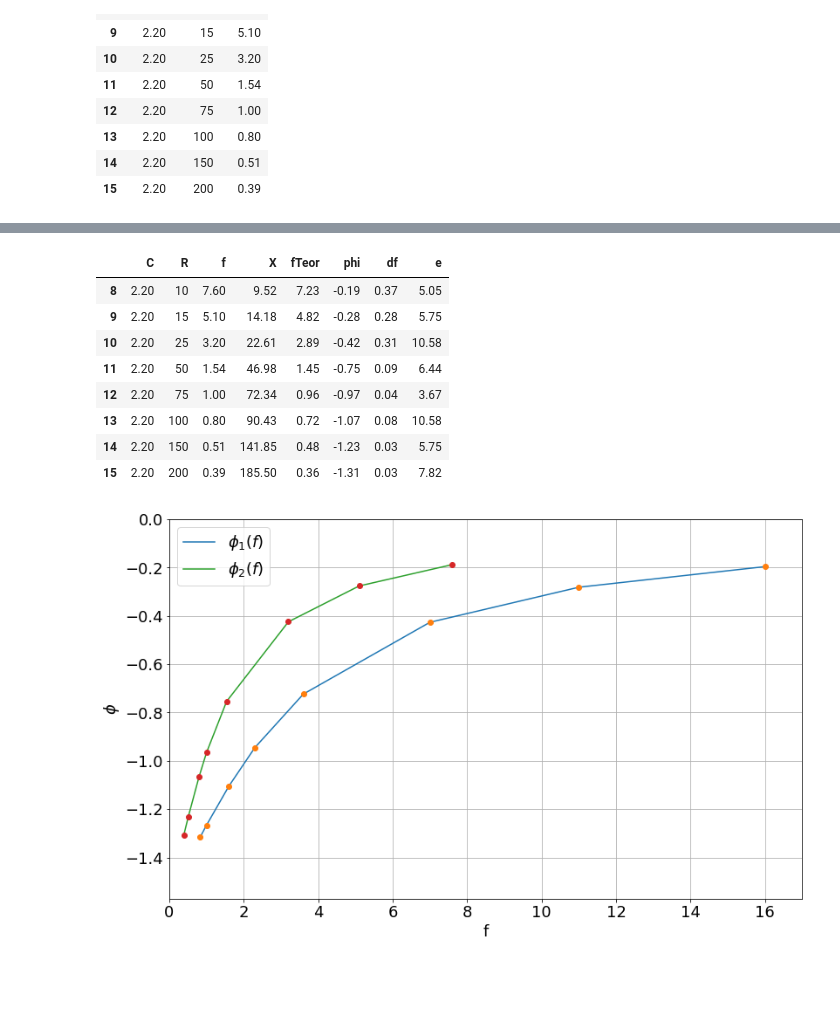
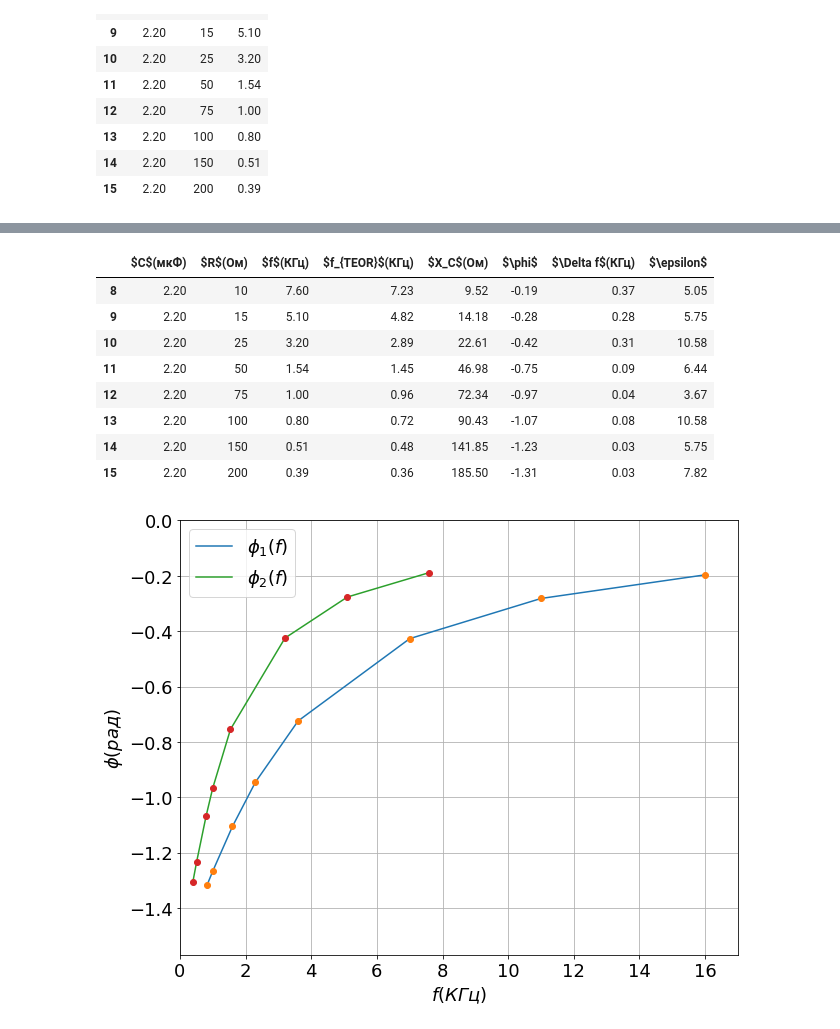
Before and after one commit to ShkalikovOleh/Physics-Labs, a Jupyter notebook: Electricity and magnetism/Lab 6 | RC/Lab 6 | RC.ipynb, the cells around one changed output, grey strips where cells are left out. Cells and saved outputs as stored; diff of their text form; code cells hidden in the pictures; blank space fills up the shorter version.

Commit message:
Add pretty output

```diff
--- a/Electricity and magnetism/Lab 6 | RC/Lab 6 | RC.ipynb
+++ b/Electricity and magnetism/Lab 6 | RC/Lab 6 | RC.ipynb
@@ -79,0 +48,6 @@ dfirst
+# %%
+dfirst = df[df.C == 1]
+temp = df.columns
+pretty_col_names = ["$C$(мкФ)","$R$(Ом)","$f$(КГц)","$f_{TEOR}$(КГц)","$X_C$(Ом)","$\phi$","$\Delta f$(КГц)","$\epsilon$"]
+dfirst.columns = pretty_col_names
+dfirst
@@ -80,33 +64,38 @@ dfirst
+# %%
+dfirst.columns = temp
 # %%
 dsecond = df[df.C == 2.2]
+dsecond.columns = pretty_col_names
 dsecond
 # %% [output]
-|  | C | R | f | X | fTeor | phi | df | e |
-| 8 | 2.20 | 10 | 7.60 | 9.52 | 7.23 | -0.19 | 0.37 | 5.05 |
-| 9 | 2.20 | 15 | 5.10 | 14.18 | 4.82 | -0.28 | 0.28 | 5.75 |
-| 10 | 2.20 | 25 | 3.20 | 22.61 | 2.89 | -0.42 | 0.31 | 10.58 |
-| 11 | 2.20 | 50 | 1.54 | 46.98 | 1.45 | -0.75 | 0.09 | 6.44 |
-| 12 | 2.20 | 75 | 1.00 | 72.34 | 0.96 | -0.97 | 0.04 | 3.67 |
-| 13 | 2.20 | 100 | 0.80 | 90.43 | 0.72 | -1.07 | 0.08 | 10.58 |
-| 14 | 2.20 | 150 | 0.51 | 141.85 | 0.48 | -1.23 | 0.03 | 5.75 |
-| 15 | 2.20 | 200 | 0.39 | 185.50 | 0.36 | -1.31 | 0.03 | 7.82 |
+|  | $C$(мкФ) | $R$(Ом) | $f$(КГц) | $f_{TEOR}$(КГц) | $X_C$(Ом) | $\phi$ | $\Delta f$(КГц) | $\epsilon$ |
+| 8 | 2.20 | 10 | 7.60 | 7.23 | 9.52 | -0.19 | 0.37 | 5.05 |
+| 9 | 2.20 | 15 | 5.10 | 4.82 | 14.18 | -0.28 | 0.28 | 5.75 |
+| 10 | 2.20 | 25 | 3.20 | 2.89 | 22.61 | -0.42 | 0.31 | 10.58 |
+| 11 | 2.20 | 50 | 1.54 | 1.45 | 46.98 | -0.75 | 0.09 | 6.44 |
+| 12 | 2.20 | 75 | 1.00 | 0.96 | 72.34 | -0.97 | 0.04 | 3.67 |
+| 13 | 2.20 | 100 | 0.80 | 0.72 | 90.43 | -1.07 | 0.08 | 10.58 |
+| 14 | 2.20 | 150 | 0.51 | 0.48 | 141.85 | -1.23 | 0.03 | 5.75 |
+| 15 | 2.20 | 200 | 0.39 | 0.36 | 185.50 | -1.31 | 0.03 | 7.82 |
+# %%
+dsecond.columns = temp
 # %%
-plt.figure(figsize = (13,8))
-plt.ylabel(r"$\phi$")
+plt.figure(figsize = (10,8))
+plt.ylabel(r"$\phi(рад)$")
 plt.rc('font', size=18)
-plt.xlabel("f")
+plt.xlabel(r"$f(КГц)$")
 plt.grid();
 
 #plt.axis('scaled')
 plt.xlim(0, np.max(df.f) + 1)
 plt.ylim(-const.pi / 2, 0)
 #plt.yticks([-const.pi/2, -const.pi/3, -const.pi/4,  -const.pi/6, 0],["$\frac{pi}{2}$","$\frac{pi}{3}$","$\frac{pi}{4}$","$\frac{pi}{6}$","0"])
 
 plt.plot(dfirst.f, dfirst.phi, '-', label = r"$\phi_1(f)$")
 plt.plot(dfirst.f, dfirst.phi, 'o')
 plt.plot(dsecond.f, dsecond.phi, '-', label = r"$\phi_2(f)$")
 plt.plot(dsecond.f, dsecond.phi, 'o')
 plt.legend(loc="best");
 # %% [output]
-[figure, old version]
+[figure, new version]
 # %%
```
Also changed, not shown: parts of 5 cells of this notebook.
